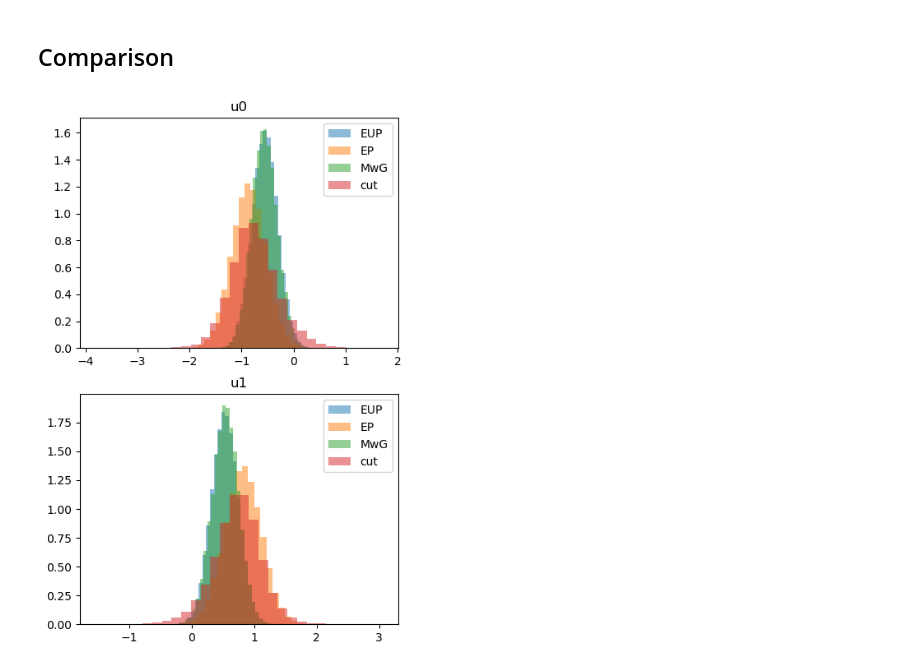
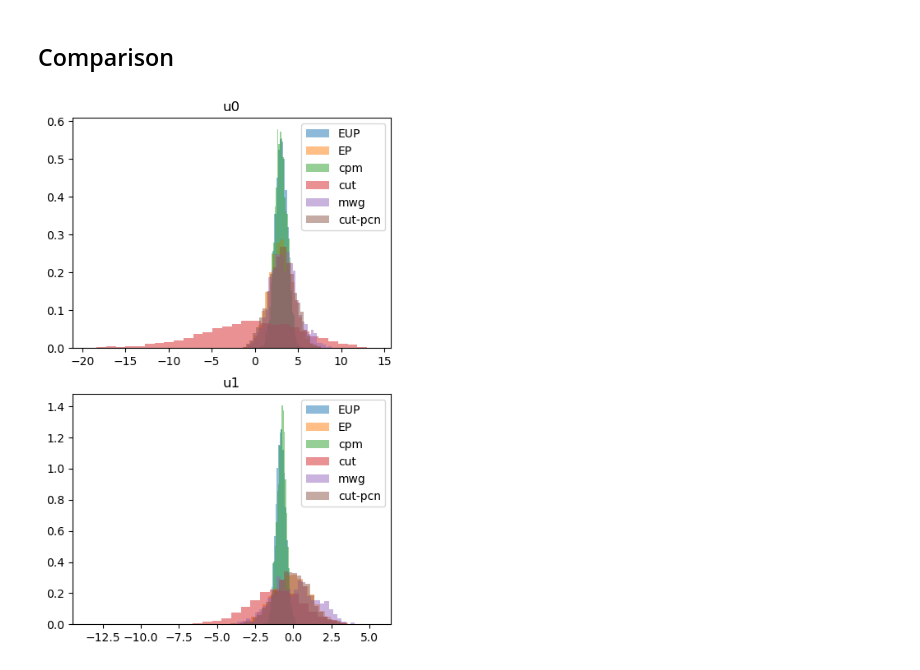
Before and after one commit to arob5/Bayesian-inference-with-surrogates, a Jupyter notebook: experiments/linear_Gaussian/linear_Gaussian_experiment.ipynb, the cells around one changed output. Drawn from its saved outputs; the diff is of its cells as text; code cells hidden in the pictures.

Commit message:
Added helper functions for running MCMC and added pCN cut algorithm.

```diff
--- a/experiments/linear_Gaussian/linear_Gaussian_experiment.ipynb
+++ b/experiments/linear_Gaussian/linear_Gaussian_experiment.ipynb
@@ -71,2 +70,5 @@ plt.show()
 # %%
-mwg = get_mwg_sampler(y, u, G, noise, e, rng, pcn_cor=0.99)
+# Correlated pseudo marginal
+cpm = get_cpm_sampler(y, u, G, noise, e, rng, pcn_cor=0.99)
+samp_cpm, cpm, trace_cpm = run_sampler(cpm)
+plt.show()
@@ -107,0 +77,5 @@ samp_cut = samp_cut[burn_in_start:,:]
+# %%
+# Naive cut
+cut_alg = get_naive_cut_sampler(y, u, G, noise, e, rng, u_prop_scale=0.1)
+samp_cut, cut_alg, trace_cut = run_sampler(cut_alg)
+plt.show()
@@ -107,0 +84,5 @@ samp_cut = samp_cut[burn_in_start:,:]
+# %%
+# Approximate Metropolis-within-Gibbs (with naive normalizing constant estimation)
+mwg = get_approx_mwg_sampler(y, u, G, noise, e, rng, pcn_cor=0.99)
+samp_mwg, mwg, trace_mwg = run_sampler(mwg)
+plt.show()
@@ -107,0 +91,5 @@ samp_cut = samp_cut[burn_in_start:,:]
+# %%
+# Cut pCN algorithm.
+cut_pcn = get_cut_pcn_sampler(y, u, G, noise, e, rng, pcn_cor=0.99)
+samp_cut_pcn, cut_pcn, trace_cut_pcn = run_sampler(cut_pcn)
+plt.show()
@@ -108,8 +98,8 @@ samp_cut = samp_cut[burn_in_start:,:]
 # %% [markdown]
 ## Comparison
 # %%
-hist_plt_mcmc = get_col_hist_grid(samp_eup, samp_ep, samp_mcmc, samp_cut, bins=30, nrows=2,
-                                  col_labs=col_labs, plot_labs=["EUP", "EP", "MwG", "cut"])
+hist_plt_mcmc = get_col_hist_grid(samp_eup, samp_ep, samp_cpm, samp_cut, samp_mwg, samp_cut_pcn, bins=30, nrows=1,
+                                  col_labs=col_labs, plot_labs=["EUP", "EP", "cpm", "cut", "mwg", "cut-pcn"])
 plt.show()
 # %% [output]
-[figure, old version]
+[figure, new version]
```
Also changed, not shown: parts of 17 cells of this notebook, 2 other files.
